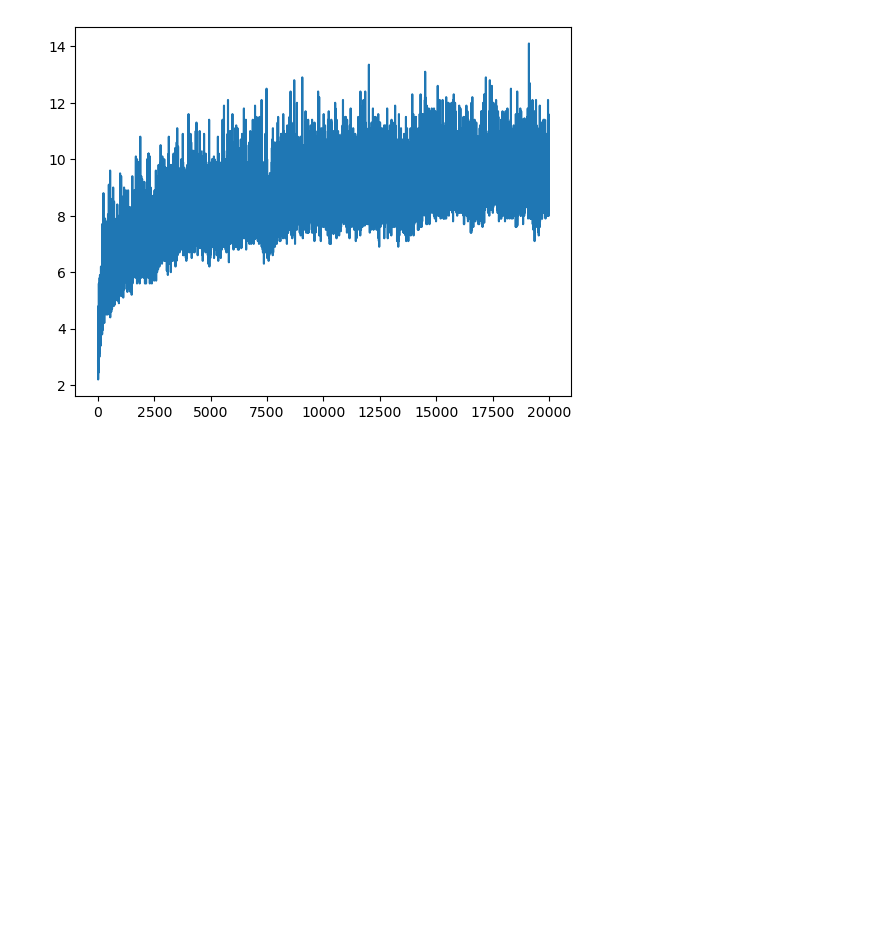
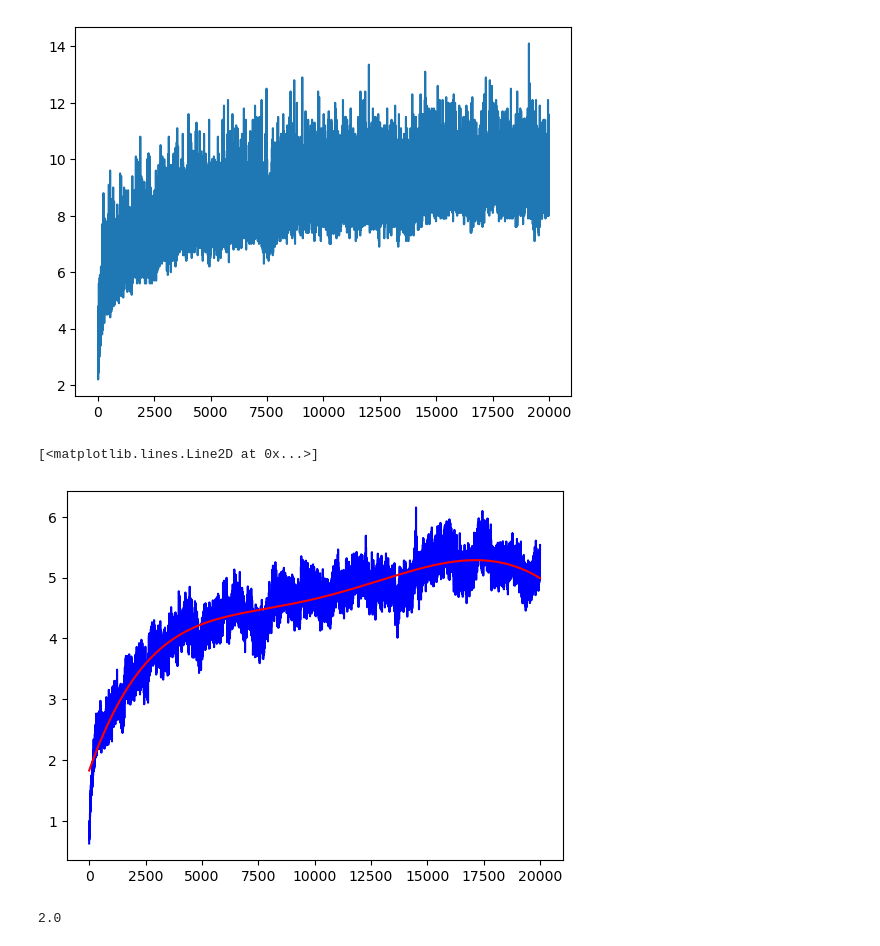
Before and after one commit to iliatarasov/simple-evolutionary-neural-network-with-numpy, a Jupyter notebook: Simple evolutionary neural network with numpy.ipynb, the cells around one changed output. Drawn from its saved outputs; the diff is of its cells as text; code cells hidden in the pictures; blank space fills up the shorter version.

```diff
--- a/Simple evolutionary neural network with numpy.ipynb
+++ b/Simple evolutionary neural network with numpy.ipynb
@@ -149,3 +152,16 @@ plt.plot(results['high scores'])
 # %% [output]
 [<matplotlib.lines.Line2D at 0x...>]
 [figure]
+# %%
+import numpy as np
+x = range(len(results['mean scores']))
+y = results['mean scores']
+p = np.polynomial.polynomial.Polynomial.fit(x, y, deg=5)
+
+fig = plt.figure()
+
+plt.plot(results['mean scores'], c='blue')
+plt.plot(p(x), c='red')
+# %% [output]
+[<matplotlib.lines.Line2D at 0x...>]
+[figure, added]
@@ -151,0 +175,5 @@ plt.plot(results['high scores'])
+# %%
+agent.score = 0.0
+vizualize_round(agent, path='data/agents/agent1', time_limit=50)
+# %% [output]
+2.0
```
Also changed, not shown: parts of 9 cells of this notebook.
